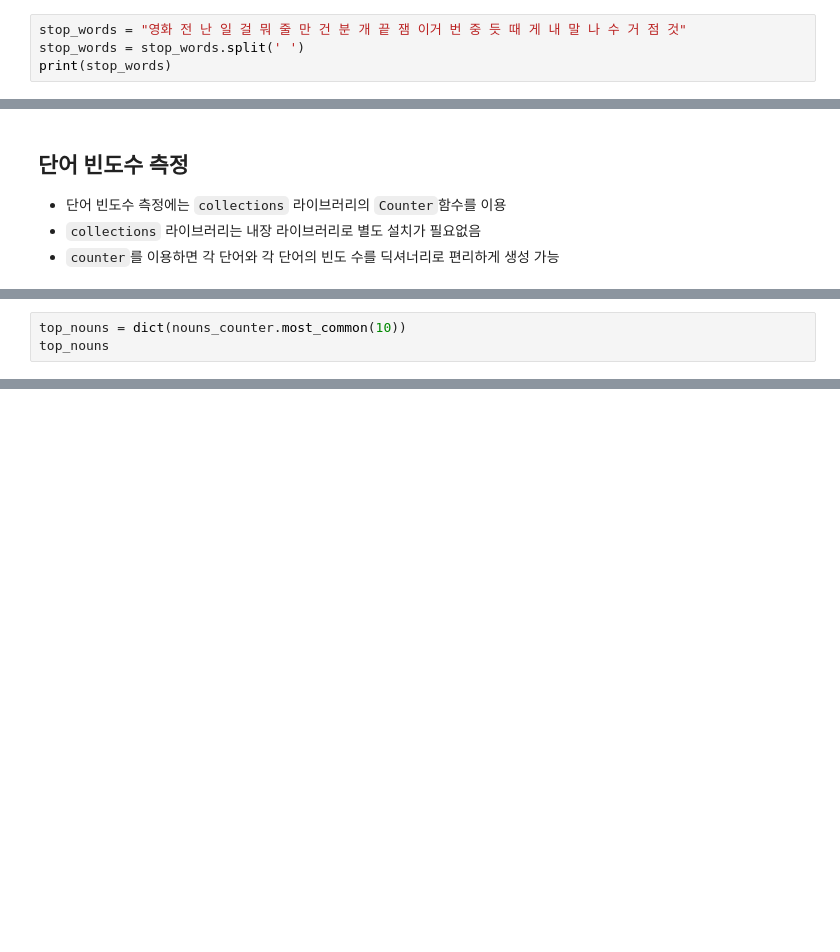
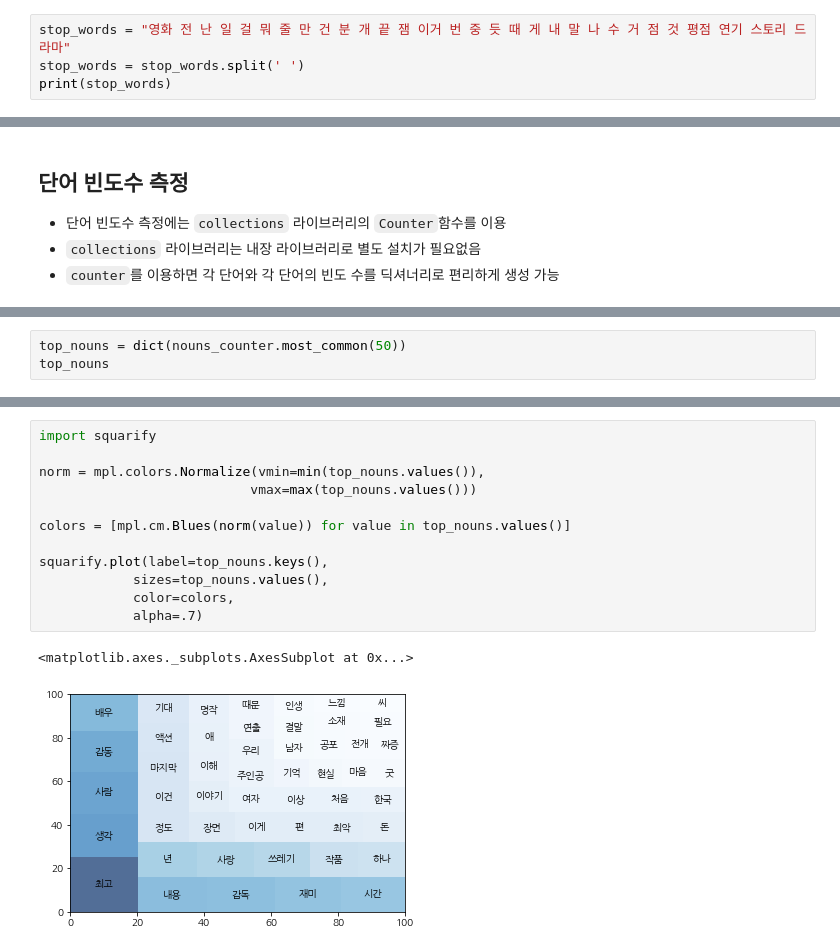
Before and after one commit to bbinibini/Natural-Laguage-Processing, a Jupyter notebook: 2.키워드분석(Keyword Analysis).ipynb, the cells around one changed output, grey strips where cells are left out. Drawn from its saved outputs; the diff is of its cells as text; blank space fills up the shorter version.

```diff
--- a/2.키워드분석(Keyword Analysis).ipynb
+++ b/2.키워드분석(Keyword Analysis).ipynb
@@ -115,6 +121,6 @@ print(nouns[:10])
 * 불용어 예: `전 난 일 걸 뭐 줄 만 건 분 개 끝 잼 이거 번 중 듯 때 게 내 말 나 수 거 점 것`
 * 빈도가 너무 커서 분석에 방해되는 단어도 제거 필요 (예: `영화`)
 # %%
-stop_words = "영화 전 난 일 걸 뭐 줄 만 건 분 개 끝 잼 이거 번 중 듯 때 게 내 말 나 수 거 점 것"
+stop_words = "영화 전 난 일 걸 뭐 줄 만 건 분 개 끝 잼 이거 번 중 듯 때 게 내 말 나 수 거 점 것 평점 연기 스토리 드라마"
 stop_words = stop_words.split(' ')
 print(stop_words)
@@ -143,3 +171,3 @@ nouns_counter
 # %%
-top_nouns = dict(nouns_counter.most_common(10))
+top_nouns = dict(nouns_counter.most_common(50))
 top_nouns
@@ -158,0 +238,15 @@ plt.show()
+# %%
+import squarify
+
+norm = mpl.colors.Normalize(vmin=min(top_nouns.values()),
+                           vmax=max(top_nouns.values()))
+
+colors = [mpl.cm.Blues(norm(value)) for value in top_nouns.values()]
+
+squarify.plot(label=top_nouns.keys(),
+            sizes=top_nouns.values(),
+            color=colors,
+            alpha=.7)
+# %% [output]
+<matplotlib.axes._subplots.AxesSubplot at 0x...>
+[figure, added]
```
Also changed, not shown: parts of 15 cells of this notebook.
